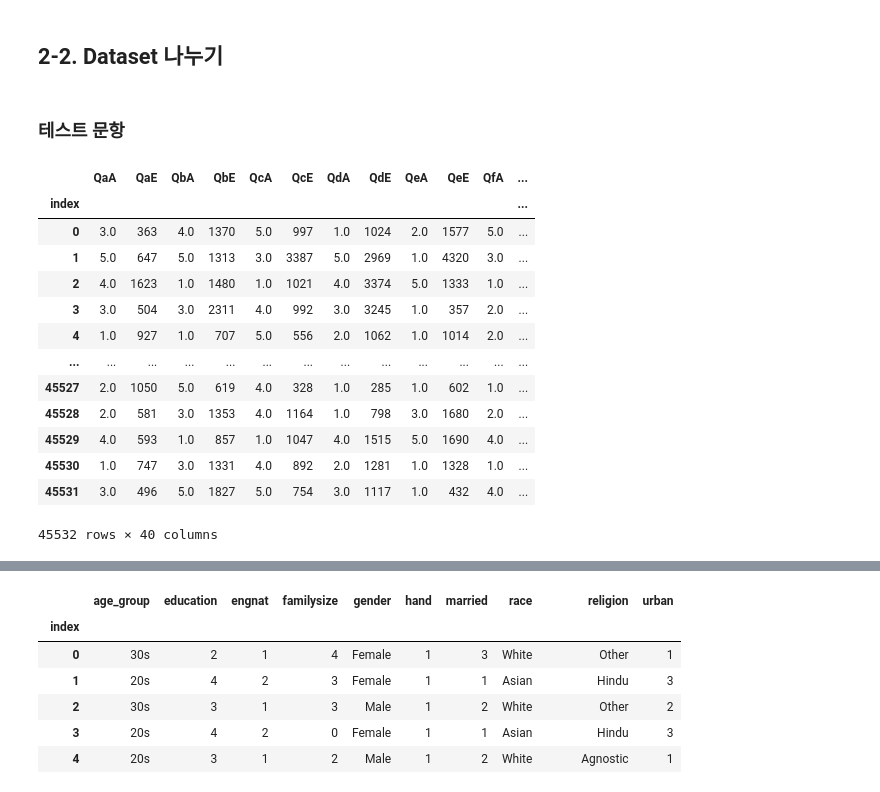
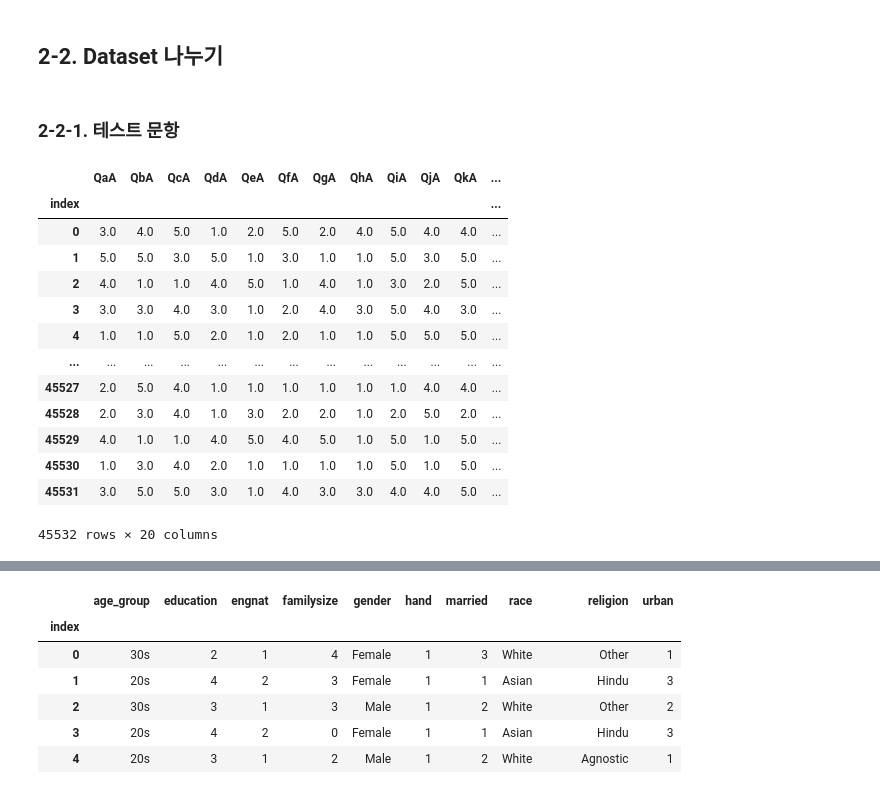
Before and after one commit to euihyeonmoon/Moonslab, a Jupyter notebook: machiavellianism-prediction.ipynb, the cells around one changed output, grey strips where cells are left out. Saved outputs shown, nothing was run; the diff lists cells and outputs as text; code cells hidden in the pictures.

```diff
--- a/machiavellianism-prediction.ipynb
+++ b/machiavellianism-prediction.ipynb
@@ -171,27 +171,27 @@ dtype: int64
 # %% [markdown]
 ## 2-2. Dataset 나누기
 # %% [markdown]
-### 테스트 문항
+### 2-2-1. 테스트 문항
 # %%
-Answers = ['QaA', 'QaE', 'QbA', 'QbE', 'QcA', 'QcE', 'QdA', 'QdE', 'QeA', 'QeE',
-          'QfA', 'QfE', 'QgA', 'QgE', 'QhA', 'QhE', 'QiA', 'QiE', 'QjA', 'QjE',
-           'QkA', 'QkE', 'QlA', 'QlE', 'QmA', 'QmE', 'QnA', 'QnE', 'QoA', 'QoE',
-           'QpA', 'QpE', 'QqA', 'QqE', 'QrA', 'QrE', 'QsA', 'QsE', 'QtA', 'QtE']
+Answers = ['QaA', 'QbA', 'QcA', 'QdA', 'QeA',
+             'QfA', 'QgA', 'QhA', 'QiA', 'QjA',
+             'QkA', 'QlA', 'QmA', 'QnA', 'QoA',
+             'QpA', 'QqA', 'QrA', 'QsA', 'QtA']
 
 Answers = train[Answers]
-Answers
+display(Answers.tail())
 # %% [output]
-|  | QaA | QaE | QbA | QbE | QcA | QcE | QdA | QdE | QeA | QeE | QfA | ... |
+|  | QaA | QbA | QcA | QdA | QeA | QfA | QgA | QhA | QiA | QjA | QkA | ... |
 | index |  |  |  |  |  |  |  |  |  |  |  | ... |
-| 0 | 3.0 | 363 | 4.0 | 1370 | 5.0 | 997 | 1.0 | 1024 | 2.0 | 1577 | 5.0 | ... |
-| 1 | 5.0 | 647 | 5.0 | 1313 | 3.0 | 3387 | 5.0 | 2969 | 1.0 | 4320 | 3.0 | ... |
-| 2 | 4.0 | 1623 | 1.0 | 1480 | 1.0 | 1021 | 4.0 | 3374 | 5.0 | 1333 | 1.0 | ... |
-| 3 | 3.0 | 504 | 3.0 | 2311 | 4.0 | 992 | 3.0 | 3245 | 1.0 | 357 | 2.0 | ... |
-| 4 | 1.0 | 927 | 1.0 | 707 | 5.0 | 556 | 2.0 | 1062 | 1.0 | 1014 | 2.0 | ... |
+| 0 | 3.0 | 4.0 | 5.0 | 1.0 | 2.0 | 5.0 | 2.0 | 4.0 | 5.0 | 4.0 | 4.0 | ... |
+| 1 | 5.0 | 5.0 | 3.0 | 5.0 | 1.0 | 3.0 | 1.0 | 1.0 | 5.0 | 3.0 | 5.0 | ... |
+| 2 | 4.0 | 1.0 | 1.0 | 4.0 | 5.0 | 1.0 | 4.0 | 1.0 | 3.0 | 2.0 | 5.0 | ... |
+| 3 | 3.0 | 3.0 | 4.0 | 3.0 | 1.0 | 2.0 | 4.0 | 3.0 | 5.0 | 4.0 | 3.0 | ... |
+| 4 | 1.0 | 1.0 | 5.0 | 2.0 | 1.0 | 2.0 | 1.0 | 1.0 | 5.0 | 5.0 | 5.0 | ... |
 | ... | ... | ... | ... | ... | ... | ... | ... | ... | ... | ... | ... | ... |
-| 45527 | 2.0 | 1050 | 5.0 | 619 | 4.0 | 328 | 1.0 | 285 | 1.0 | 602 | 1.0 | ... |
-| 45528 | 2.0 | 581 | 3.0 | 1353 | 4.0 | 1164 | 1.0 | 798 | 3.0 | 1680 | 2.0 | ... |
-| 45529 | 4.0 | 593 | 1.0 | 857 | 1.0 | 1047 | 4.0 | 1515 | 5.0 | 1690 | 4.0 | ... |
-| 45530 | 1.0 | 747 | 3.0 | 1331 | 4.0 | 892 | 2.0 | 1281 | 1.0 | 1328 | 1.0 | ... |
-| 45531 | 3.0 | 496 | 5.0 | 1827 | 5.0 | 754 | 3.0 | 1117 | 1.0 | 432 | 4.0 | ... |
+| 45527 | 2.0 | 5.0 | 4.0 | 1.0 | 1.0 | 1.0 | 1.0 | 1.0 | 1.0 | 4.0 | 4.0 | ... |
+| 45528 | 2.0 | 3.0 | 4.0 | 1.0 | 3.0 | 2.0 | 2.0 | 1.0 | 2.0 | 5.0 | 2.0 | ... |
+| 45529 | 4.0 | 1.0 | 1.0 | 4.0 | 5.0 | 4.0 | 5.0 | 1.0 | 5.0 | 1.0 | 5.0 | ... |
+| 45530 | 1.0 | 3.0 | 4.0 | 2.0 | 1.0 | 1.0 | 1.0 | 1.0 | 5.0 | 1.0 | 5.0 | ... |
+| 45531 | 3.0 | 5.0 | 5.0 | 3.0 | 1.0 | 4.0 | 3.0 | 3.0 | 4.0 | 4.0 | 5.0 | ... |
-45532 rows × 40 columns
+45532 rows × 20 columns
```
Also changed, not shown: parts of 21 cells of this notebook.
